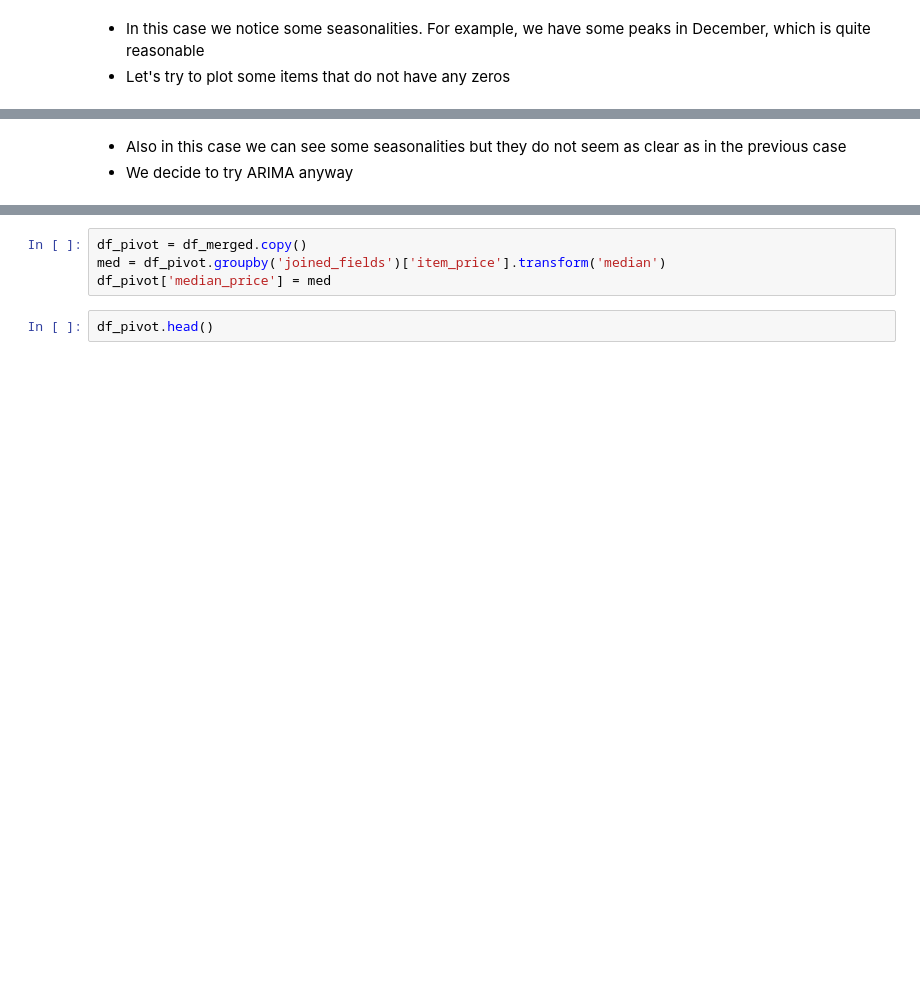
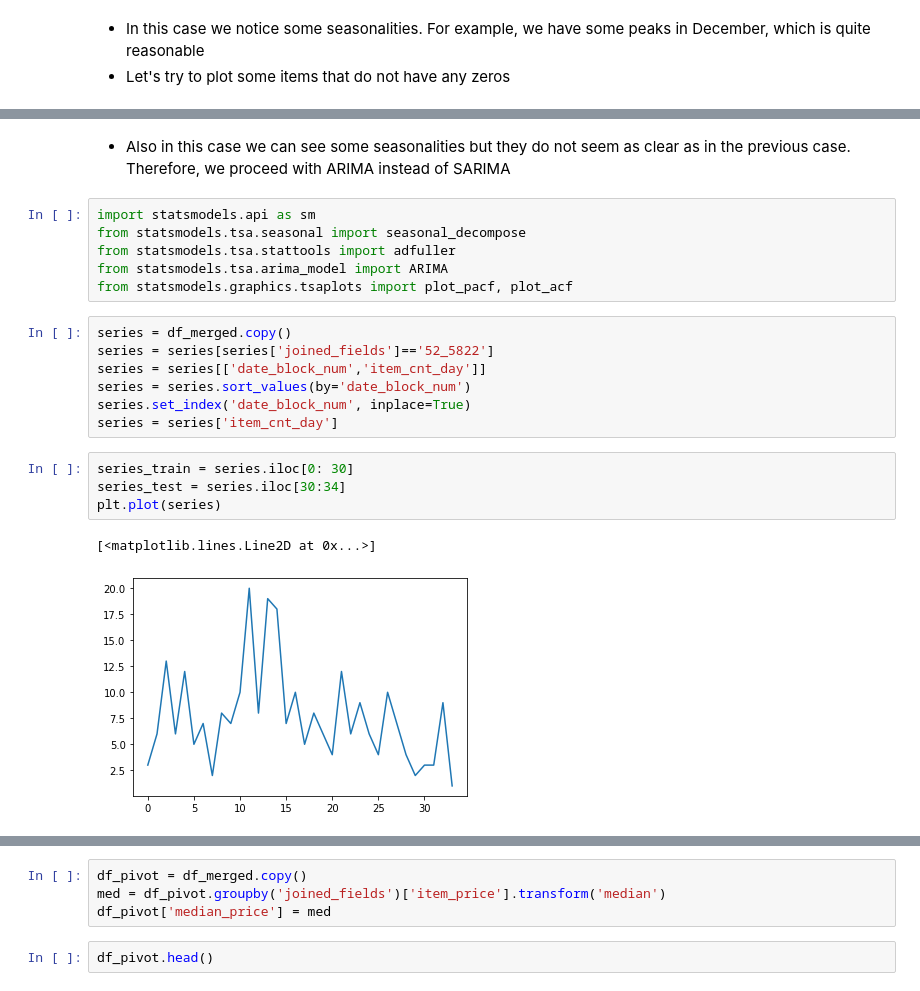
Before and after one commit to AlessandroBiagi/DataScienceProjects, a Jupyter notebook: Future_Sales/Predict_Future_Sales.ipynb, the cells around one changed output, grey strips where cells are left out. Drawn from its saved outputs; the diff is of its cells as text; blank space fills up the shorter version.

Commit message:
Completede ARIMA for one joined_field

```diff
--- a/Future_Sales/Predict_Future_Sales.ipynb
+++ b/Future_Sales/Predict_Future_Sales.ipynb
@@ -513,3 +600,22 @@ for i in range(0,30):
 # %% [markdown]
-- Also in this case we can see some seasonalities but they do not seem as clear as in the previous case
-- We decide to try ARIMA anyway
+- Also in this case we can see some seasonalities but they do not seem as clear as in the previous case. Therefore, we proceed with ARIMA instead of SARIMA
+# %%
+import statsmodels.api as sm
+from statsmodels.tsa.seasonal import seasonal_decompose
+from statsmodels.tsa.stattools import adfuller
+from statsmodels.tsa.arima_model import ARIMA
+from statsmodels.graphics.tsaplots import plot_pacf, plot_acf
+# %%
+series = df_merged.copy()
+series = series[series['joined_fields']=='52_5822']
+series = series[['date_block_num','item_cnt_day']]
+series = series.sort_values(by='date_block_num')
+series.set_index('date_block_num', inplace=True)
+series = series['item_cnt_day']
+# %%
+series_train = series.iloc[0: 30]
+series_test = series.iloc[30:34]
+plt.plot(series)
+# %% [output]
+[<matplotlib.lines.Line2D at 0x...>]
+[figure, added]
```
Also changed, not shown: parts of 42 cells of this notebook.
